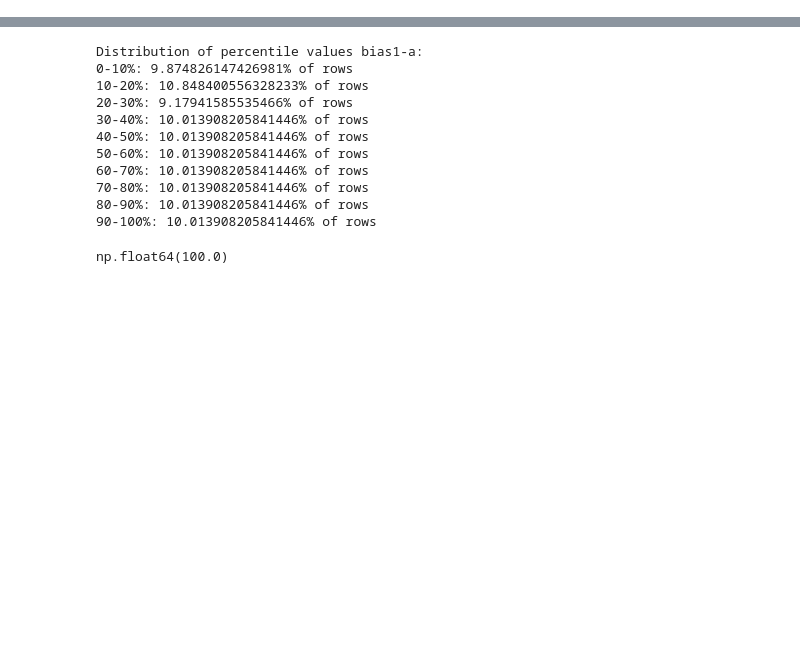
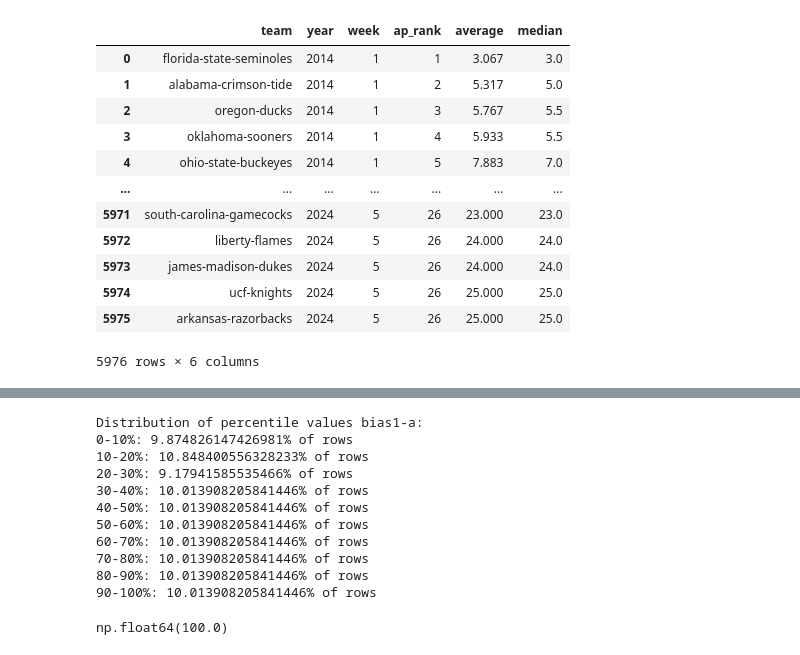
Before and after one commit to lyonstran/IML-FALL2025---Voter-Bias, a Jupyter notebook: scripts/workspace.ipynb, the cells around one changed output, grey strips where cells are left out. Cells and saved outputs as stored; diff of their text form; code cells hidden in the pictures; blank space fills up the shorter version.

```diff
--- a/scripts/workspace.ipynb
+++ b/scripts/workspace.ipynb
@@ -3,0 +7,17 @@ import numpy as np
+# %%
+df = pd.read_csv(r"C:\Users\Lyons\OneDrive\Desktop\IML-FALL2025---Voter-Bias\results\cfb\original_data\team_ranks.csv")
+df
+# %% [output]
+|  | team | year | week | ap_rank | average | median |
+| 0 | florida-state-seminoles | 2014 | 1 | 1 | 3.067 | 3.0 |
+| 1 | alabama-crimson-tide | 2014 | 1 | 2 | 5.317 | 5.0 |
+| 2 | oregon-ducks | 2014 | 1 | 3 | 5.767 | 5.5 |
+| 3 | oklahoma-sooners | 2014 | 1 | 4 | 5.933 | 5.5 |
+| 4 | ohio-state-buckeyes | 2014 | 1 | 5 | 7.883 | 7.0 |
+| ... | ... | ... | ... | ... | ... | ... |
+| 5971 | south-carolina-gamecocks | 2024 | 5 | 26 | 23.000 | 23.0 |
+| 5972 | liberty-flames | 2024 | 5 | 26 | 24.000 | 24.0 |
+| 5973 | james-madison-dukes | 2024 | 5 | 26 | 24.000 | 24.0 |
+| 5974 | ucf-knights | 2024 | 5 | 26 | 25.000 | 25.0 |
+| 5975 | arkansas-razorbacks | 2024 | 5 | 26 | 25.000 | 25.0 |
+5976 rows × 6 columns
```
Also changed, not shown: parts of 3 cells of this notebook, 2 other files.
